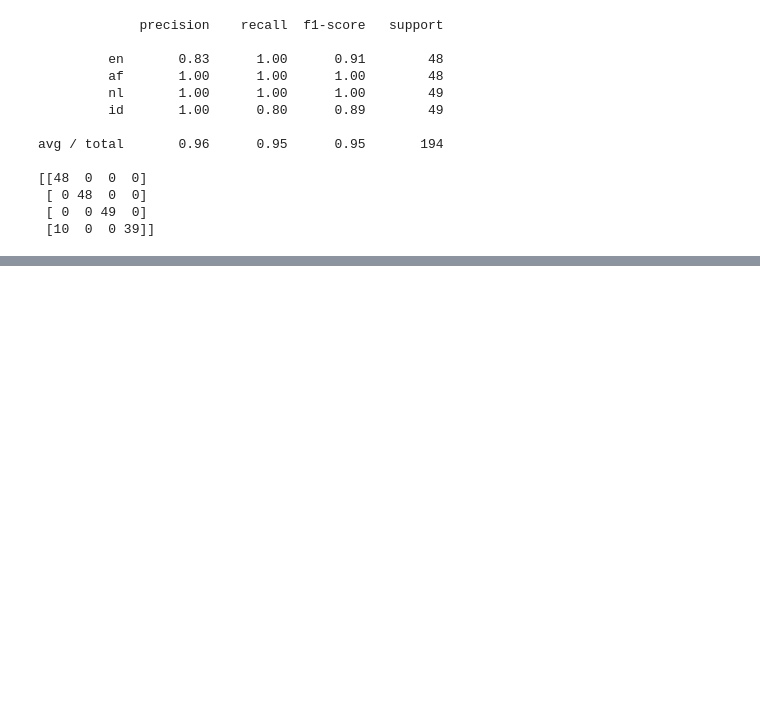
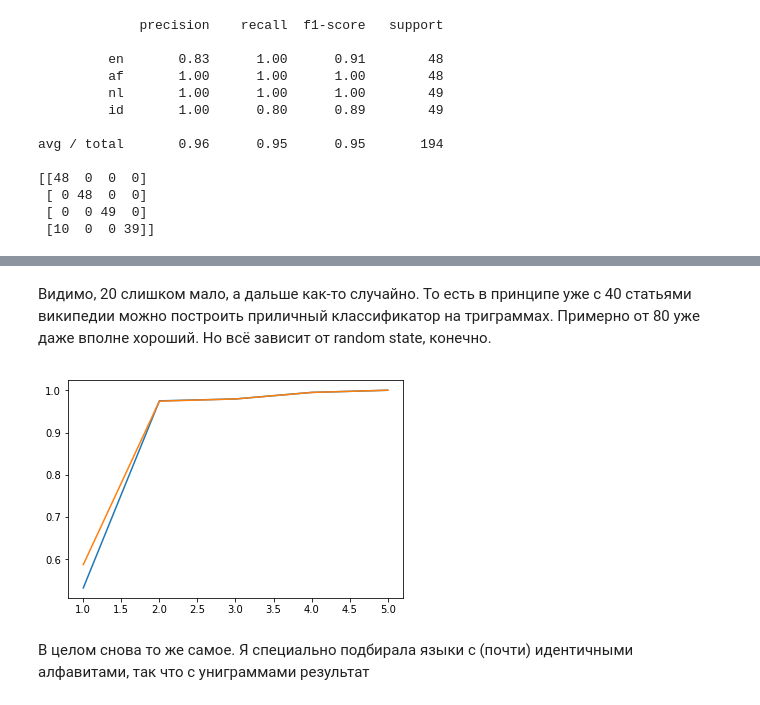
Before and after one commit to BasilisAndr/compling, a Jupyter notebook: langdetect_a_hw/langdetect_a_hw.ipynb, the cells around one changed output, grey strips where cells are left out. Saved outputs shown, nothing was run; the diff lists cells and outputs as text; code cells hidden in the pictures; blank space fills up the shorter version.

```diff
--- a/langdetect_a_hw/langdetect_a_hw.ipynb
+++ b/langdetect_a_hw/langdetect_a_hw.ipynb
@@ -138,0 +172,27 @@ avg / total       0.96      0.95      0.95       194
+# %% [markdown]
+Видимо, 20 слишком мало, а дальше как-то случайно. То есть в принципе уже с 40 статьями википедии можно построить приличный классификатор на триграммах. Примерно от 80 уже даже вполне хороший. Но всё зависит от random state, конечно.
+# %%
+f1s = []
+accs = []
+
+for i in range(1, 6):
+    vect = TfidfVectorizer(ngram_range=(i, i), analyzer='char', preprocessor=preproc)
+    matr = vect.fit_transform(articles['text'])
+
+    X_train, X_test, y_train, y_test = train_test_split(matr, articles['lg'])
+
+    nb = MultinomialNB()
+    nb.fit(X_train, y_train)
+    pred = nb.predict(X_test)
+    f1s.append(f1_score(y_test, pred, average='weighted'))
+    accs.append(accuracy_score(y_test, pred))
+
+
+plt.plot(list(range(1, 6)), f1s)
+plt.plot(list(range(1, 6)), accs)
+
+plt.show()
+# %% [output]
+[figure, added]
+# %% [markdown]
+В целом снова то же самое. Я специально подбирала языки с (почти) идентичными алфавитами, так что с униграммами результат
```
Also changed, not shown: parts of 8 cells of this notebook.
